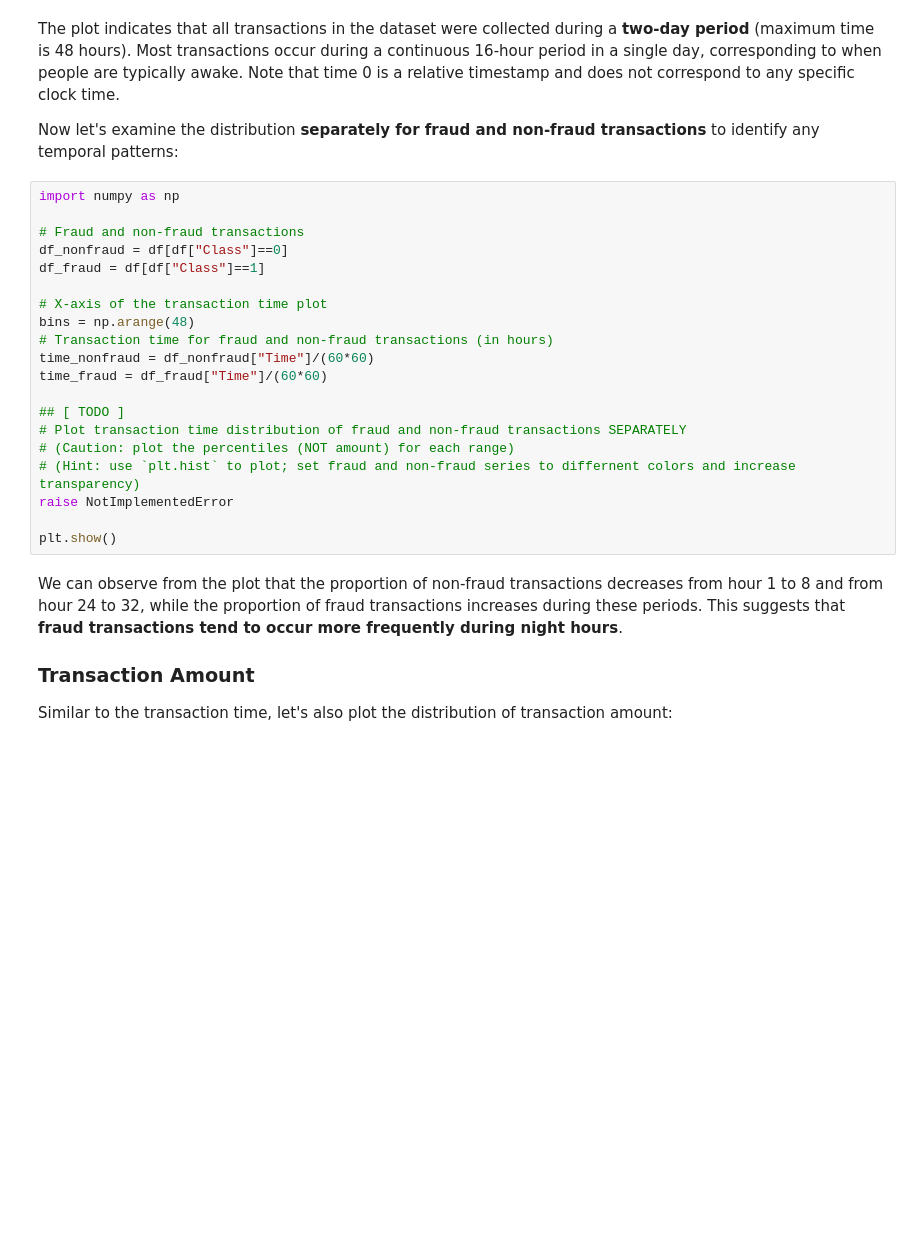
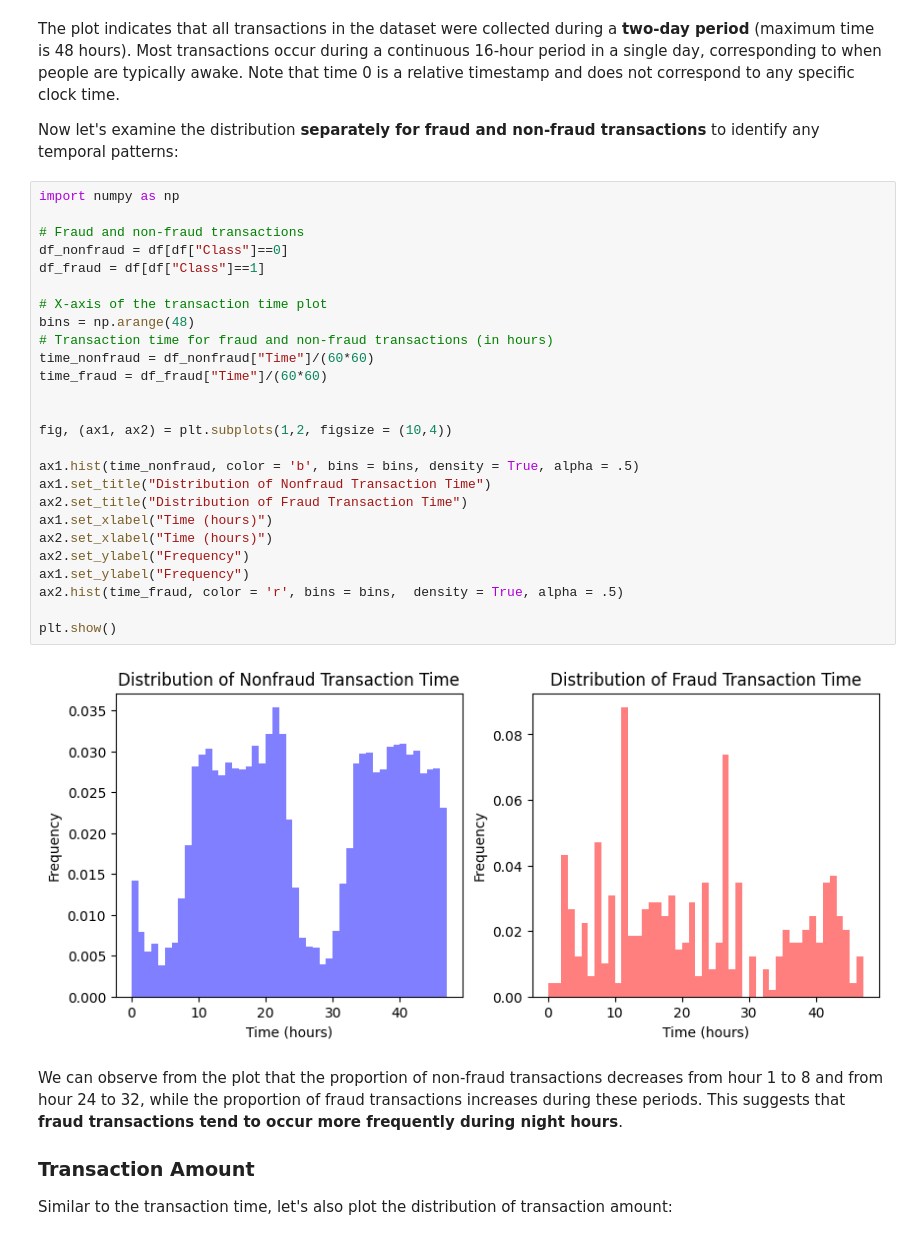
Before and after one commit to cliffpm/MLsecurity, a Jupyter notebook: lab5/Decision Tree Credit Card Fraud Detection.ipynb, the cells around one changed output. Drawn from its saved outputs; the diff is of its cells as text; blank space fills up the shorter version.

```diff
--- a/lab5/Decision Tree Credit Card Fraud Detection.ipynb
+++ b/lab5/Decision Tree Credit Card Fraud Detection.ipynb
@@ -125,23 +168,31 @@ Now let's examine the distribution **separately for fraud and non-fraud transact
 # %%
 import numpy as np
 
 # Fraud and non-fraud transactions
 df_nonfraud = df[df["Class"]==0]
 df_fraud = df[df["Class"]==1]
 
 # X-axis of the transaction time plot
 bins = np.arange(48)
 # Transaction time for fraud and non-fraud transactions (in hours)
 time_nonfraud = df_nonfraud["Time"]/(60*60)
 time_fraud = df_fraud["Time"]/(60*60)
 
-## [ TODO ]
-# Plot transaction time distribution of fraud and non-fraud transactions SEPARATELY
-# (Caution: plot the percentiles (NOT amount) for each range)
-# (Hint: use `plt.hist` to plot; set fraud and non-fraud series to differnent colors and increase transparency)
-raise NotImplementedError
+
+fig, (ax1, ax2) = plt.subplots(1,2, figsize = (10,4))
+
+ax1.hist(time_nonfraud, color = 'b', bins = bins, density = True, alpha = .5)
+ax1.set_title("Distribution of Nonfraud Transaction Time")
+ax2.set_title("Distribution of Fraud Transaction Time")
+ax1.set_xlabel("Time (hours)")
+ax2.set_xlabel("Time (hours)")
+ax2.set_ylabel("Frequency")
+ax1.set_ylabel("Frequency")
+ax2.hist(time_fraud, color = 'r', bins = bins,  density = True, alpha = .5)
 
 plt.show()
+# %% [output]
+[figure, added]
 # %% [markdown]
 We can observe from the plot that the proportion of non-fraud transactions decreases from hour 1 to 8 and from hour 24 to 32, while the proportion of fraud transactions increases during these periods. This suggests that **fraud transactions tend to occur more frequently during night hours**.
 
```
Also changed, not shown: parts of 14 cells of this notebook.
